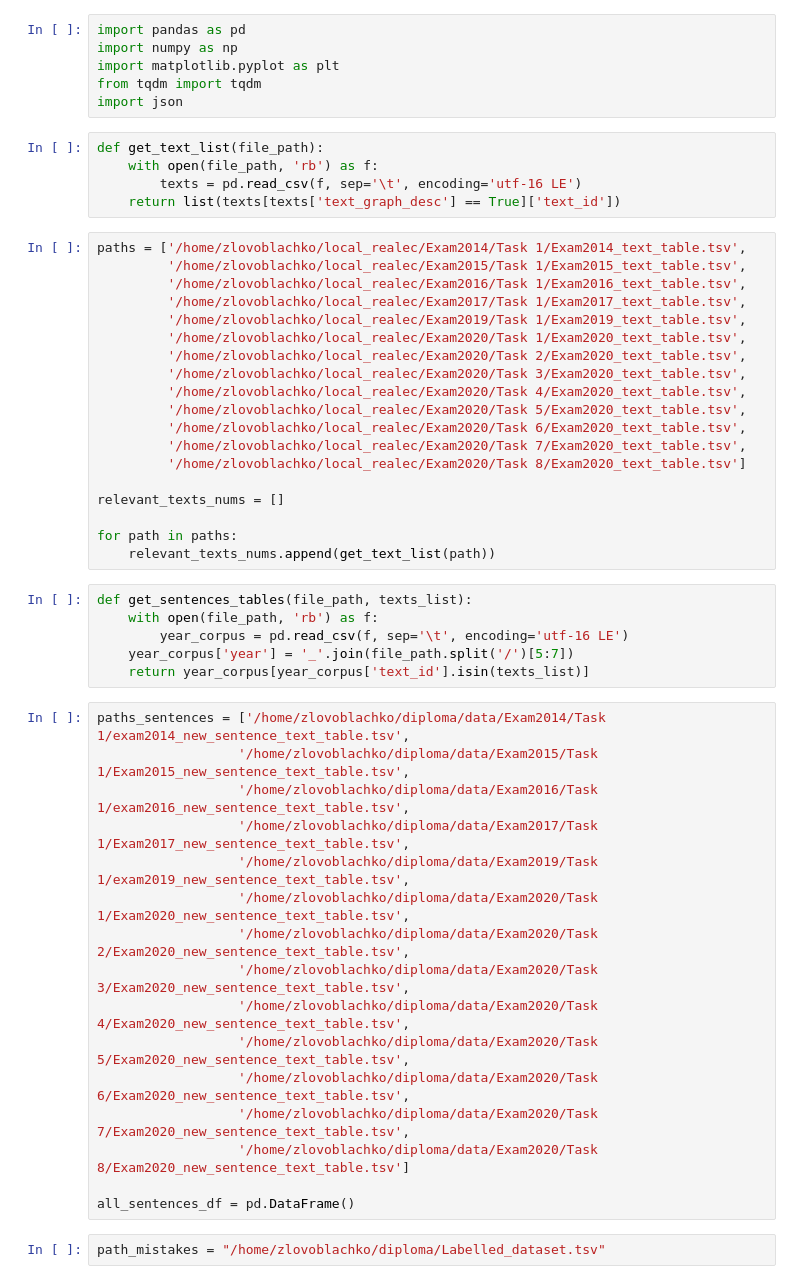
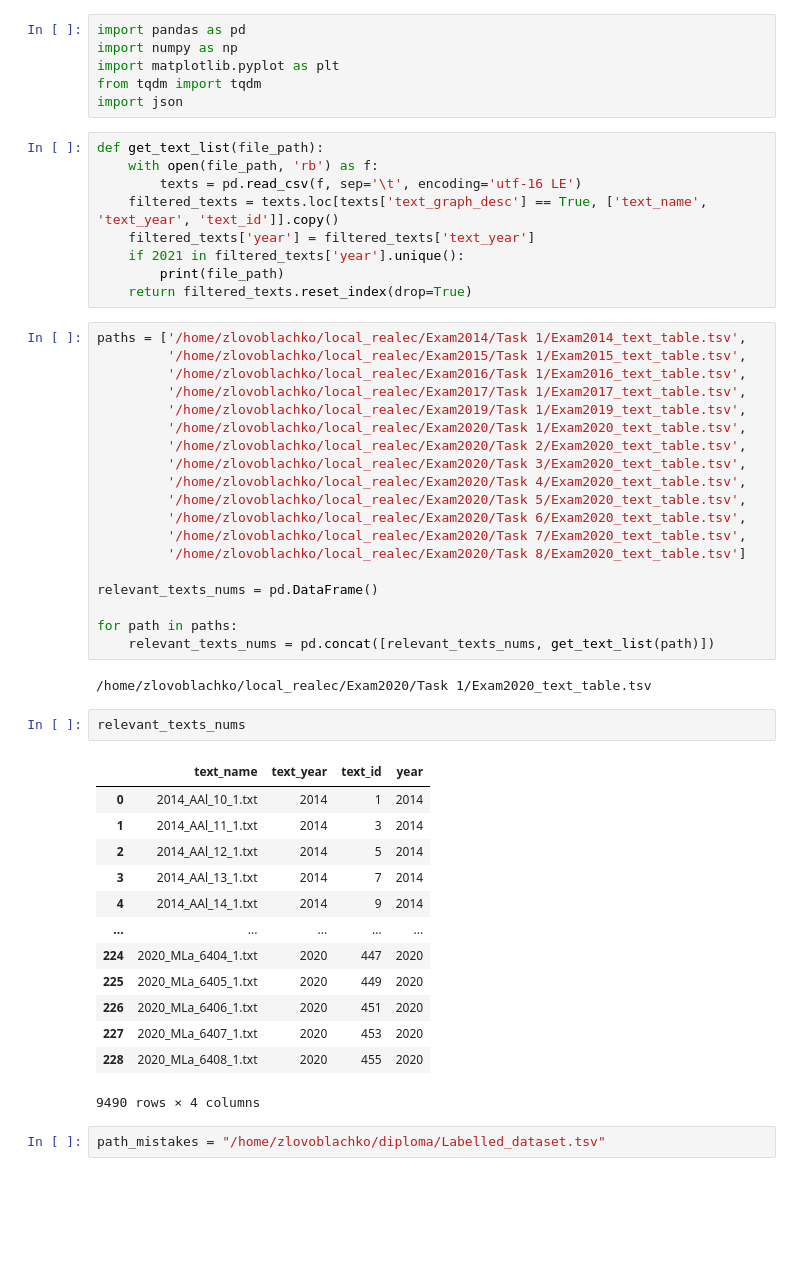
Before and after one commit to harlamovads/GD_correction_diploma, a Jupyter notebook: data_preparation/data_prep.ipynb, the cells around one changed output. Drawn from its saved outputs; the diff is of its cells as text; blank space fills up the shorter version.

```diff
--- a/data_preparation/data_prep.ipynb
+++ b/data_preparation/data_prep.ipynb
@@ -8,7 +8,11 @@ import json
 def get_text_list(file_path):
     with open(file_path, 'rb') as f:
         texts = pd.read_csv(f, sep='\t', encoding='utf-16 LE')
-    return list(texts[texts['text_graph_desc'] == True]['text_id'])
+    filtered_texts = texts.loc[texts['text_graph_desc'] == True, ['text_name', 'text_year', 'text_id']].copy()
+    filtered_texts['year'] = filtered_texts['text_year']
+    if 2021 in filtered_texts['year'].unique():
+        print(file_path)
+    return filtered_texts.reset_index(drop=True)
 # %%
 paths = ['/home/zlovoblachko/local_realec/Exam2014/Task 1/Exam2014_text_table.tsv',
          '/home/zlovoblachko/local_realec/Exam2015/Task 1/Exam2015_text_table.tsv',
@@ -24,31 +28,27 @@ paths = ['/home/zlovoblachko/local_realec/Exam2014/Task 1/Exam2014_text_table.ts
          '/home/zlovoblachko/local_realec/Exam2020/Task 7/Exam2020_text_table.tsv',
          '/home/zlovoblachko/local_realec/Exam2020/Task 8/Exam2020_text_table.tsv']
 
-relevant_texts_nums = []
+relevant_texts_nums = pd.DataFrame()
 
 for path in paths:
-    relevant_texts_nums.append(get_text_list(path))
+    relevant_texts_nums = pd.concat([relevant_texts_nums, get_text_list(path)])
+# %% [output]
+/home/zlovoblachko/local_realec/Exam2020/Task 1/Exam2020_text_table.tsv
-# %%
-def get_sentences_tables(file_path, texts_list):
-    with open(file_path, 'rb') as f:
-        year_corpus = pd.read_csv(f, sep='\t', encoding='utf-16 LE')
-    year_corpus['year'] = '_'.join(file_path.split('/')[5:7])
-    return year_corpus[year_corpus['text_id'].isin(texts_list)]
-# %%
-paths_sentences = ['/home/zlovoblachko/diploma/data/Exam2014/Task 1/exam2014_new_sentence_text_table.tsv',
-                  '/home/zlovoblachko/diploma/data/Exam2015/Task 1/Exam2015_new_sentence_text_table.tsv',
-                  '/home/zlovoblachko/diploma/data/Exam2016/Task 1/exam2016_new_sentence_text_table.tsv',
-                  '/home/zlovoblachko/diploma/data/Exam2017/Task 1/Exam2017_new_sentence_text_table.tsv',
-                  '/home/zlovoblachko/diploma/data/Exam2019/Task 1/exam2019_new_sentence_text_table.tsv',
-                  '/home/zlovoblachko/diploma/data/Exam2020/Task 1/Exam2020_new_sentence_text_table.tsv',
-                  '/home/zlovoblachko/diploma/data/Exam2020/Task 2/Exam2020_new_sentence_text_table.tsv',
-                  '/home/zlovoblachko/diploma/data/Exam2020/Task 3/Exam2020_new_sentence_text_table.tsv',
-                  '/home/zlovoblachko/diploma/data/Exam2020/Task 4/Exam2020_new_sentence_text_table.tsv',
-                  '/home/zlovoblachko/diploma/data/Exam2020/Task 5/Exam2020_new_sentence_text_table.tsv',
-                  '/home/zlovoblachko/diploma/data/Exam2020/Task 6/Exam2020_new_sentence_text_table.tsv',
-                  '/home/zlovoblachko/diploma/data/Exam2020/Task 7/Exam2020_new_sentence_text_table.tsv',
-                  '/home/zlovoblachko/diploma/data/Exam2020/Task 8/Exam2020_new_sentence_text_table.tsv']
-
-all_sentences_df = pd.DataFrame()
+# %%
+relevant_texts_nums
+# %% [output]
+|  | text_name | text_year | text_id | year |
+| 0 | 2014_AAl_10_1.txt | 2014 | 1 | 2014 |
+| 1 | 2014_AAl_11_1.txt | 2014 | 3 | 2014 |
+| 2 | 2014_AAl_12_1.txt | 2014 | 5 | 2014 |
+| 3 | 2014_AAl_13_1.txt | 2014 | 7 | 2014 |
+| 4 | 2014_AAl_14_1.txt | 2014 | 9 | 2014 |
+| ... | ... | ... | ... | ... |
+| 224 | 2020_MLa_6404_1.txt | 2020 | 447 | 2020 |
+| 225 | 2020_MLa_6405_1.txt | 2020 | 449 | 2020 |
+| 226 | 2020_MLa_6406_1.txt | 2020 | 451 | 2020 |
+| 227 | 2020_MLa_6407_1.txt | 2020 | 453 | 2020 |
+| 228 | 2020_MLa_6408_1.txt | 2020 | 455 | 2020 |
+9490 rows × 4 columns
 # %%
 path_mistakes = "/home/zlovoblachko/diploma/Labelled_dataset.tsv"
```
Also changed, not shown: parts of 24 cells of this notebook, 6 other files.
